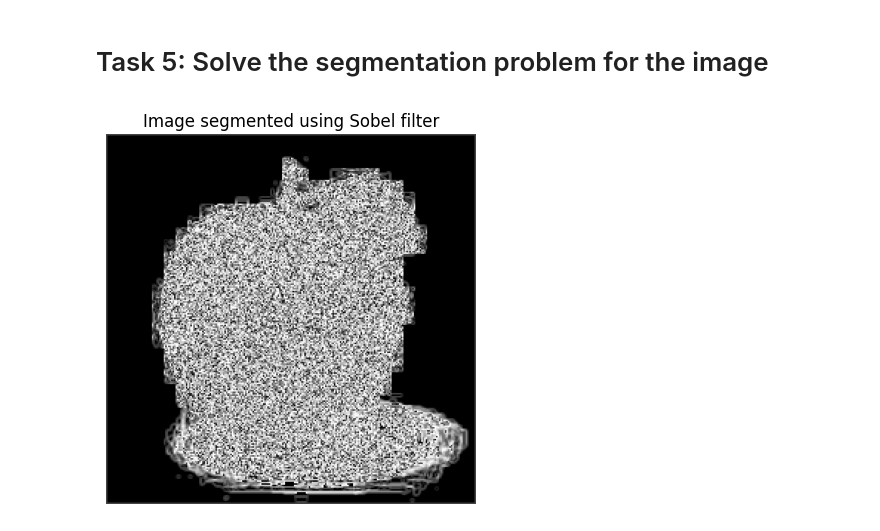
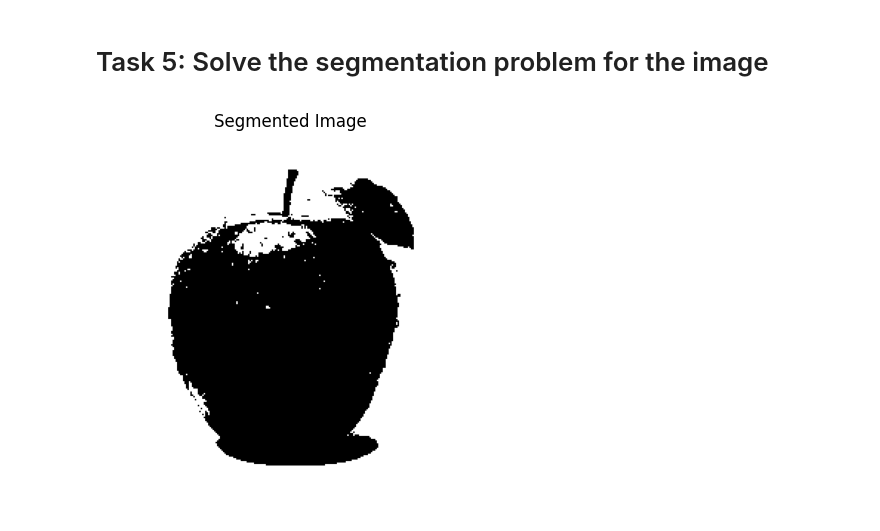
Before and after one commit to leviackerman9000/Digital_Image_Processing_Assignment, a Jupyter notebook: DIP_LAB_Combined_Tasks.ipynb, the cells around one changed output. Saved outputs shown, nothing was run; the diff lists cells and outputs as text; code cells hidden in the pictures.

```diff
--- a/DIP_LAB_Combined_Tasks.ipynb
+++ b/DIP_LAB_Combined_Tasks.ipynb
@@ -181,42 +183,18 @@ img = cv2.imread("/content/drive/MyDrive/DIP Lab Resources/Assignment/DIP_Lab_ta
-# %%
-img_gray = cv2.cvtColor(img, cv2.COLOR_BGR2GRAY)
-
-sobel_x_kernel = np.array([[-1, 0, 1],
-                           [-2, 0, 2],
-                           [-1, 0, 1]])
-
-sobel_y_kernel = np.array([[1, 2, 1],
-                           [0, 0, 0],
-                           [-1, -2, -1]])
-
-def convolve(image, kernel):
-  image_height, image_width = image.shape
-  kernel_height, kernel_width = kernel.shape
-
-  padded_image = np.pad(image, ((kernel_height // 2, kernel_height // 2),
-                                (kernel_width // 2, kernel_width // 2)),
-                       mode='constant')
-
-  convolved_image = np.zeros_like(image)
-
-  for x in range(image_width):
-    for y in range(image_height):
-      region = padded_image[x:x+kernel_width, y:y+kernel_height]
-      product = region * kernel
-      convolved_image[x, y] = np.sum(product)
-
-  return convolved_image
-
-sobel_x = convolve(img_gray, sobel_x_kernel)
-sobel_y = convolve(img_gray, sobel_y_kernel)
-
-sobel_magnitude = np.sqrt(sobel_x**2 + sobel_y**2)
-sobel_clipped = np.clip(sobel_magnitude, 0, 255)
-sobel_final = np.uint8(sobel_clipped)
-
-plt.imshow(sobel_final, cmap='gray')
-plt.axis('off')
-plt.title('Image segmented using Sobel filter')
-plt.show()
-# %% [output]
-[figure, removed]
+# %%
+threshold = 175
+
+rows, cols= img_gray.shape
+
+for i in range(rows):
+  for j in range(cols):
+    if img_gray[i, j]>threshold:
+      img_gray[i, j] = 255
+    else:
+      img_gray[i, j] = 0
+
+plt.imshow(img_gray, cmap = 'gray')
+plt.axis('off')
+plt.title('Segmented Image')
+plt.show()
+# %% [output]
+[figure, added]
```
Also changed, not shown: parts of 3 cells of this notebook.
